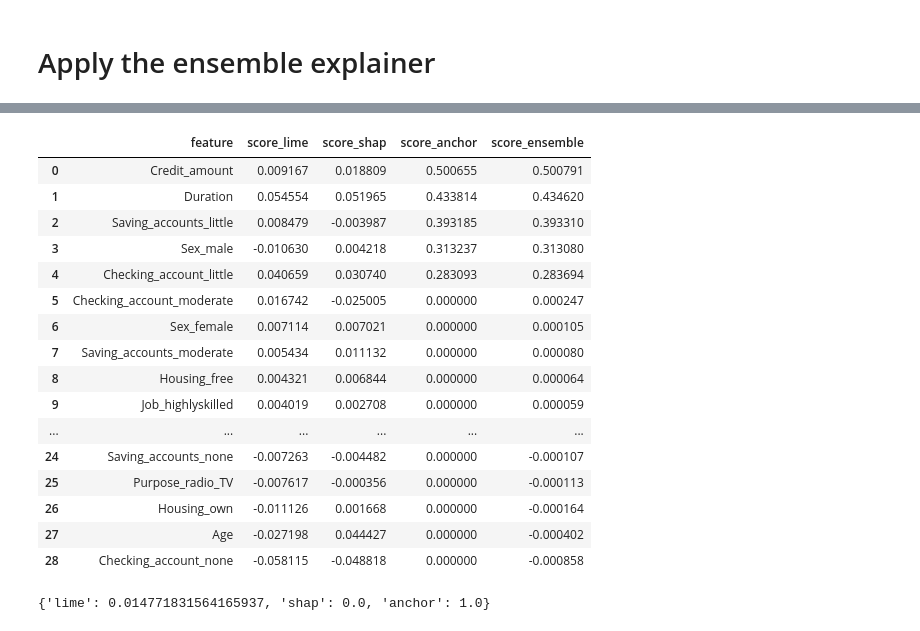
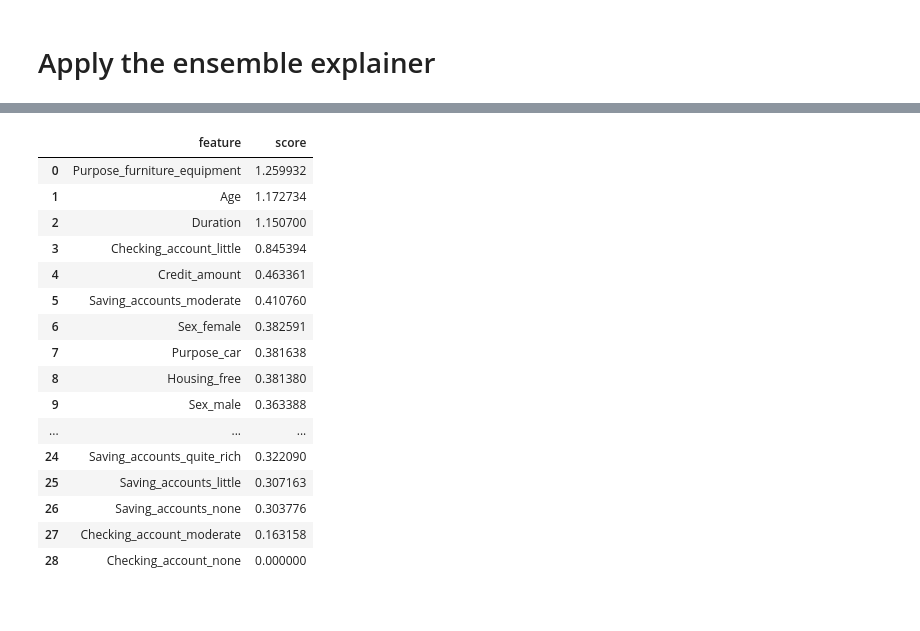
Before and after one commit to hiaac-finance/xai_aggregation, a Jupyter notebook: usage_example.ipynb, the cells around one changed output, grey strips where cells are left out. Saved outputs shown, nothing was run; the diff lists cells and outputs as text; code cells hidden in the pictures.

```diff
--- a/usage_example.ipynb
+++ b/usage_example.ipynb
@@ -14,7 +23,7 @@ To enable the following instructions: AVX2 AVX_VNNI FMA, in other operations, re
 # %% [markdown]
 # Preprocess the data
 # %%
-original_data = pd.read_csv('german_credit_data_updated.csv')
+original_data = pd.read_csv('data/german_credit_data_updated.csv')
 
 # Dataset overview - German Credit Risk (from Kaggle):
 # 1. Age (numeric)
@@ -203,0 +186,2 @@ Epoch 10/10
+# %%
+agg_explainer = AggregatedExplainer([LimeWrapper, ShapTabularTreeWrapper, AnchorWrapper], clf, X_train, categorical_features, noise_gen_args={'encoding_dim': 5, 'epochs': 10})
@@ -204,24 +212,23 @@ Epoch 10/10
 # %%
 sample_idx = 0
-explanation = exp.explain_instance(X_test.iloc[sample_idx])
-display(explanation.results)
-display(explanation.weights)
+agg_explanation = agg_explainer.explain_instance(X_test.iloc[sample_idx])
-# %% [output]
-|  | feature | score_lime | score_shap | score_anchor | score_ensemble |
-| 0 | Credit_amount | 0.009167 | 0.018809 | 0.500655 | 0.500791 |
-| 1 | Duration | 0.054554 | 0.051965 | 0.433814 | 0.434620 |
-| 2 | Saving_accounts_little | 0.008479 | -0.003987 | 0.393185 | 0.393310 |
-| 3 | Sex_male | -0.010630 | 0.004218 | 0.313237 | 0.313080 |
-| 4 | Checking_account_little | 0.040659 | 0.030740 | 0.283093 | 0.283694 |
-| 5 | Checking_account_moderate | 0.016742 | -0.025005 | 0.000000 | 0.000247 |
-| 6 | Sex_female | 0.007114 | 0.007021 | 0.000000 | 0.000105 |
-| 7 | Saving_accounts_moderate | 0.005434 | 0.011132 | 0.000000 | 0.000080 |
-| 8 | Housing_free | 0.004321 | 0.006844 | 0.000000 | 0.000064 |
-| 9 | Job_highlyskilled | 0.004019 | 0.002708 | 0.000000 | 0.000059 |
-| ... | ... | ... | ... | ... | ... |
-| 24 | Saving_accounts_none | -0.007263 | -0.004482 | 0.000000 | -0.000107 |
-| 25 | Purpose_radio_TV | -0.007617 | -0.000356 | 0.000000 | -0.000113 |
-| 26 | Housing_own | -0.011126 | 0.001668 | 0.000000 | -0.000164 |
-| 27 | Age | -0.027198 | 0.044427 | 0.000000 | -0.000402 |
-| 28 | Checking_account_none | -0.058115 | -0.048818 | 0.000000 | -0.000858 |
-{'lime': 0.014771831564165937, 'shap': 0.0, 'anchor': 1.0}
+# %%
+display(agg_explanation)
+# %% [output]
+|  | feature | score |
+| 0 | Purpose_furniture_equipment | 1.259932 |
+| 1 | Age | 1.172734 |
+| 2 | Duration | 1.150700 |
+| 3 | Checking_account_little | 0.845394 |
+| 4 | Credit_amount | 0.463361 |
+| 5 | Saving_accounts_moderate | 0.410760 |
+| 6 | Sex_female | 0.382591 |
+| 7 | Purpose_car | 0.381638 |
+| 8 | Housing_free | 0.381380 |
+| 9 | Sex_male | 0.363388 |
+| ... | ... | ... |
+| 24 | Saving_accounts_quite_rich | 0.322090 |
+| 25 | Saving_accounts_little | 0.307163 |
+| 26 | Saving_accounts_none | 0.303776 |
+| 27 | Checking_account_moderate | 0.163158 |
+| 28 | Checking_account_none | 0.000000 |
```
Also changed, not shown: parts of 6 cells of this notebook, 11 other files.
